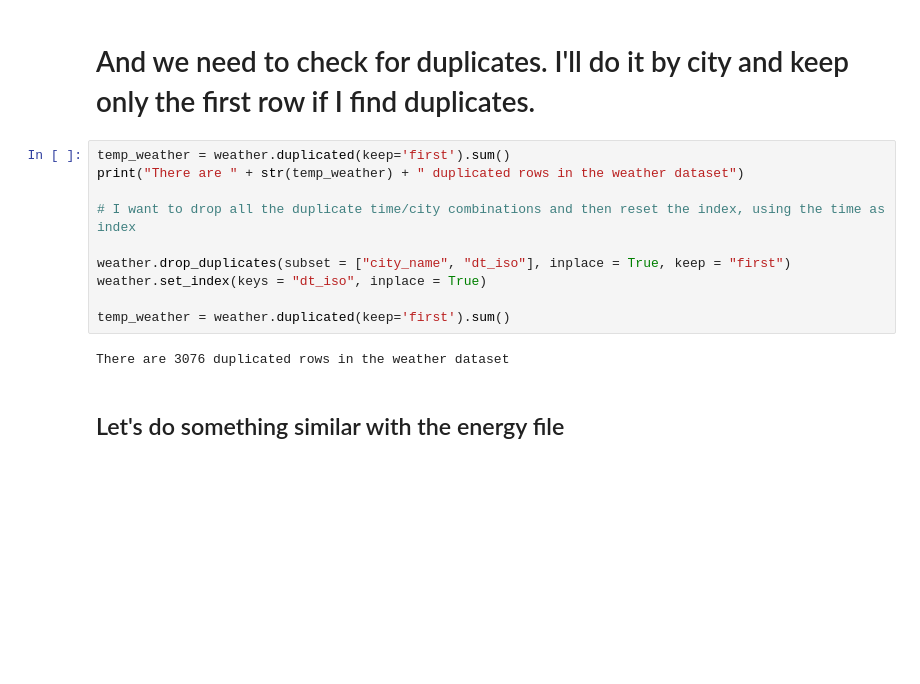
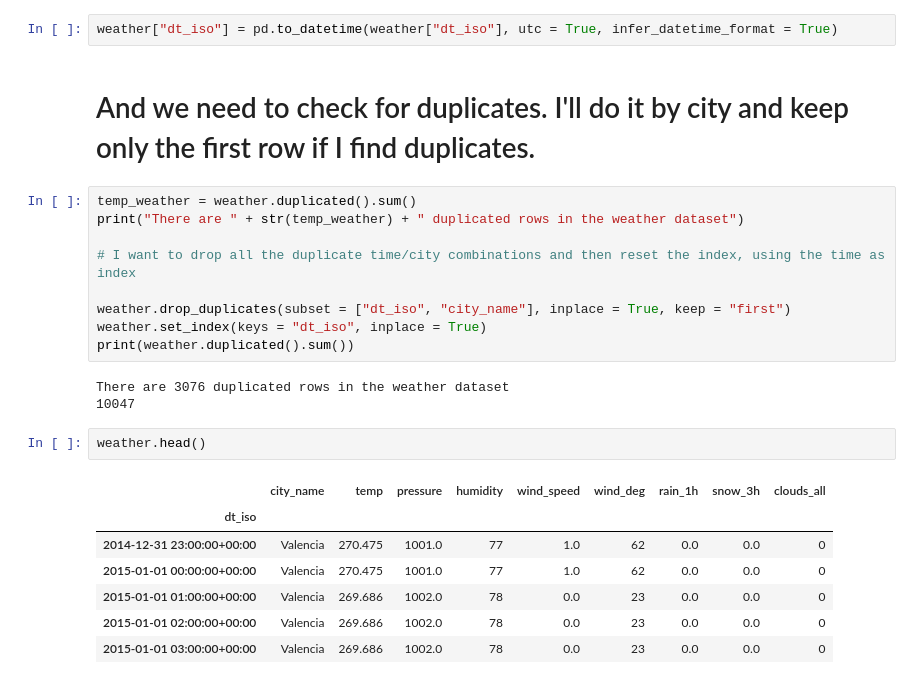
Before and after one commit to DrAlexSanz/Electricity-prices, a Jupyter notebook: Electricity_cleaning.ipynb, the cells around one changed output. Cells and saved outputs as stored; diff of their text form; blank space fills up the shorter version.

```diff
--- a/Electricity_cleaning.ipynb
+++ b/Electricity_cleaning.ipynb
@@ -106,19 +106,29 @@ sns.boxplot(x = weather.wind_speed)
 ### Now let's interpolate the NaNs that I filled before.
 # %%
 weather.interpolate(method = "linear", limit_direction = "both", inplace = True, axis = 0)
+# %%
+weather["dt_iso"] = pd.to_datetime(weather["dt_iso"], utc = True, infer_datetime_format = True)
 # %% [markdown]
 # And we need to check for duplicates. I'll do it by city and keep only the first row if I find duplicates.
 # %%
-temp_weather = weather.duplicated(keep='first').sum()
+temp_weather = weather.duplicated().sum()
 print("There are " + str(temp_weather) + " duplicated rows in the weather dataset")
 
 # I want to drop all the duplicate time/city combinations and then reset the index, using the time as index
 
-weather.drop_duplicates(subset = ["city_name", "dt_iso"], inplace = True, keep = "first")
+weather.drop_duplicates(subset = ["dt_iso", "city_name"], inplace = True, keep = "first")
 weather.set_index(keys = "dt_iso", inplace = True)
-
-temp_weather = weather.duplicated(keep='first').sum()
+print(weather.duplicated().sum())
 # %% [output]
 There are 3076 duplicated rows in the weather dataset
+10047
-# %% [markdown]
-## Let's do something similar with the energy file
+# %%
+weather.head()
+# %% [output]
+|  | city_name | temp | pressure | humidity | wind_speed | wind_deg | rain_1h | snow_3h | clouds_all |
+| dt_iso |  |  |  |  |  |  |  |  |  |
+| 2014-12-31 23:00:00+00:00 | Valencia | 270.475 | 1001.0 | 77 | 1.0 | 62 | 0.0 | 0.0 | 0 |
+| 2015-01-01 00:00:00+00:00 | Valencia | 270.475 | 1001.0 | 77 | 1.0 | 62 | 0.0 | 0.0 | 0 |
+| 2015-01-01 01:00:00+00:00 | Valencia | 269.686 | 1002.0 | 78 | 0.0 | 23 | 0.0 | 0.0 | 0 |
+| 2015-01-01 02:00:00+00:00 | Valencia | 269.686 | 1002.0 | 78 | 0.0 | 23 | 0.0 | 0.0 | 0 |
+| 2015-01-01 03:00:00+00:00 | Valencia | 269.686 | 1002.0 | 78 | 0.0 | 23 | 0.0 | 0.0 | 0 |
```
Also changed, not shown: parts of 15 cells of this notebook.
